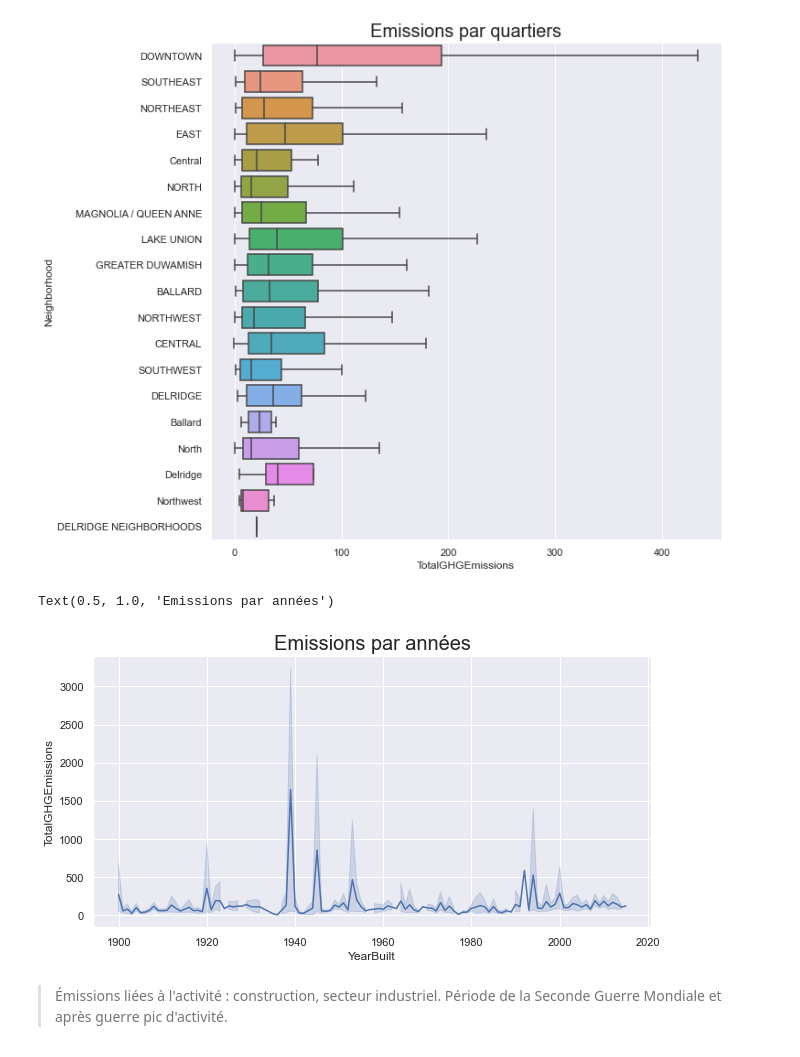
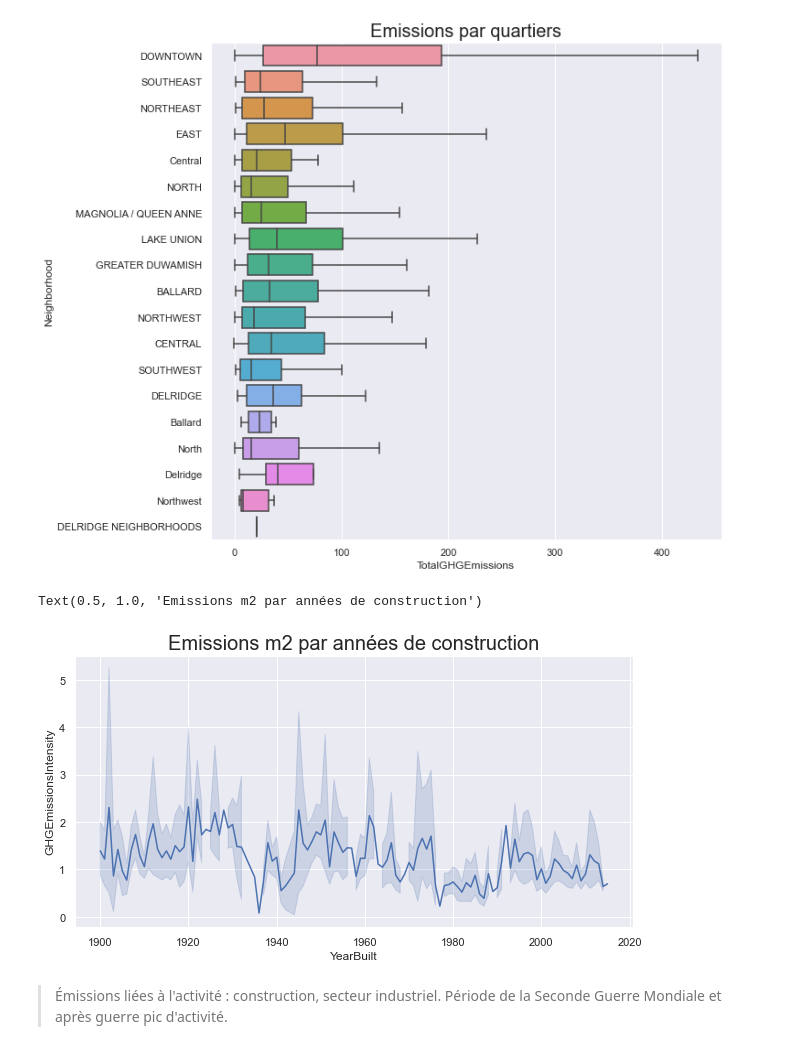
Before and after one commit to ArhurK/P4-Anticipez-les-besoins-en-consommation-de-batiments, a Jupyter notebook: P4.ipynb, the cells around one changed output. Saved outputs shown, nothing was run; the diff lists cells and outputs as text; code cells hidden in the pictures.

```diff
--- a/P4.ipynb
+++ b/P4.ipynb
@@ -248,14 +246,14 @@ Text(0.5, 1.0, 'Emissions par quartiers')
 # %%
 plt.figure(figsize=(10,5))
 sns.lineplot(
     data=data,
-    y='TotalGHGEmissions',
-    x='YearBuilt').set_title("Emissions par années",
+    y='GHGEmissionsIntensity',
+    x='YearBuilt').set_title("Emissions m2 par années de construction",
                fontdict={'size': 20}
                )
 # %% [output]
-Text(0.5, 1.0, 'Emissions par années')
+Text(0.5, 1.0, 'Emissions m2 par années de construction')
-[figure, old version]
+[figure, new version]
 # %% [markdown]
 > Émissions liées à l'activité : construction, secteur industriel. Période de la Seconde Guerre Mondiale et après guerre pic d'activité.
 # %%
```
Also changed, not shown: parts of 17 cells of this notebook.
